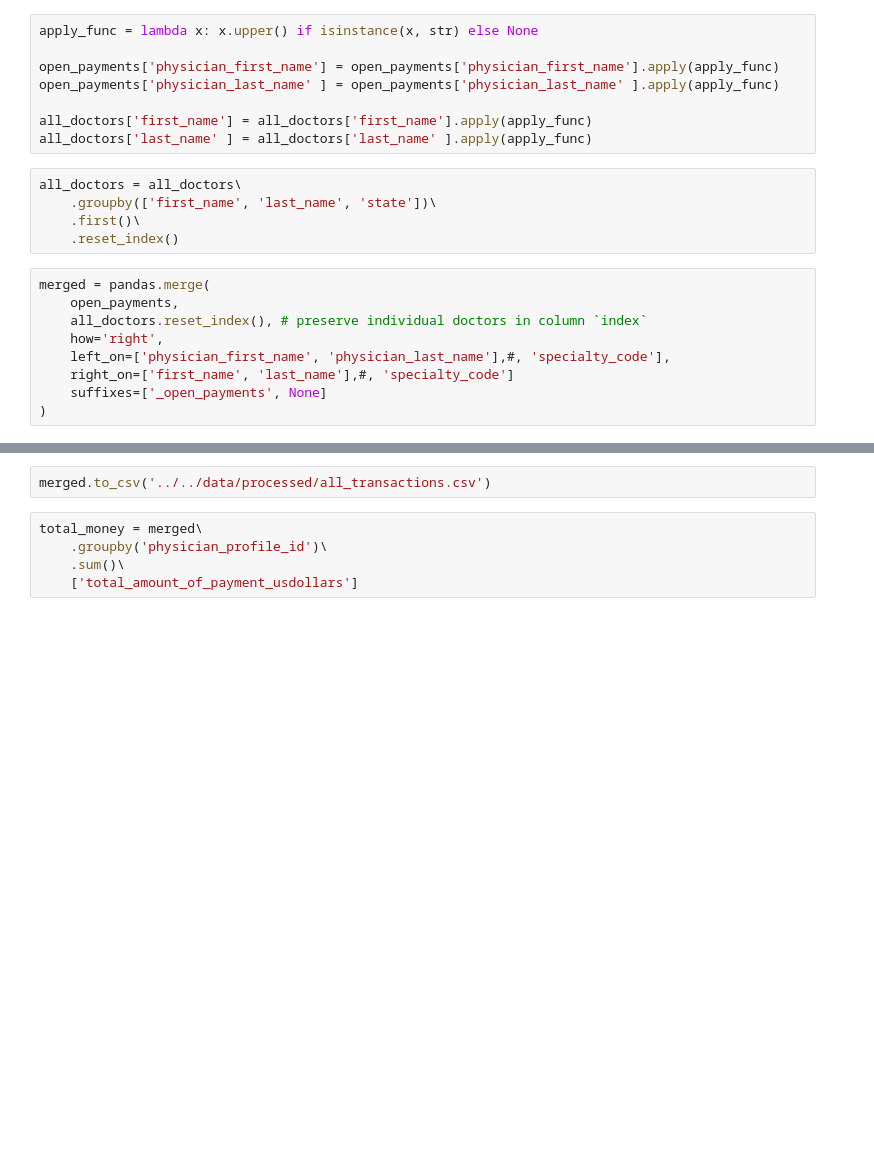
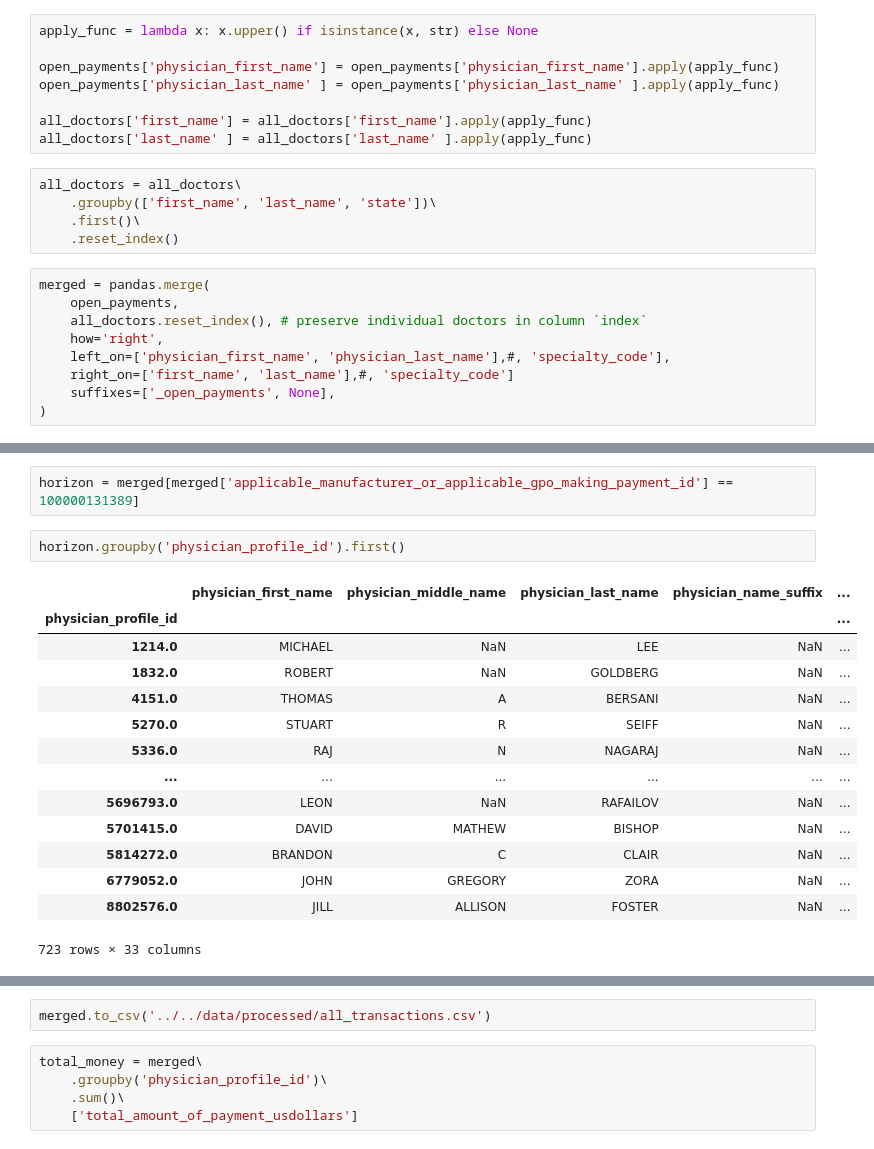
Before and after one commit to 2435191/HT_Data, a Jupyter notebook: src/link_with_open_payments/merge.ipynb, the cells around one changed output, grey strips where cells are left out. Saved outputs shown, nothing was run; the diff lists cells and outputs as text; blank space fills up the shorter version.

```diff
--- a/src/link_with_open_payments/merge.ipynb
+++ b/src/link_with_open_payments/merge.ipynb
@@ -24,5 +25,5 @@ merged = pandas.merge(
     how='right',
     left_on=['physician_first_name', 'physician_last_name'],#, 'specialty_code'],
     right_on=['first_name', 'last_name'],#, 'specialty_code']
-    suffixes=['_open_payments', None]
+    suffixes=['_open_payments', None],
 )
@@ -29 +69,20 @@ merged = pandas.merge(
+# %%
+horizon = merged[merged['applicable_manufacturer_or_applicable_gpo_making_payment_id'] == 100000131389]
+# %%
+horizon.groupby('physician_profile_id').first()
+# %% [output]
+|  | physician_first_name | physician_middle_name | physician_last_name | physician_name_suffix | ... |
+| physician_profile_id |  |  |  |  | ... |
+| 1214.0 | MICHAEL | NaN | LEE | NaN | ... |
+| 1832.0 | ROBERT | NaN | GOLDBERG | NaN | ... |
+| 4151.0 | THOMAS | A | BERSANI | NaN | ... |
+| 5270.0 | STUART | R | SEIFF | NaN | ... |
+| 5336.0 | RAJ | N | NAGARAJ | NaN | ... |
+| ... | ... | ... | ... | ... | ... |
+| 5696793.0 | LEON | NaN | RAFAILOV | NaN | ... |
+| 5701415.0 | DAVID | MATHEW | BISHOP | NaN | ... |
+| 5814272.0 | BRANDON | C | CLAIR | NaN | ... |
+| 6779052.0 | JOHN | GREGORY | ZORA | NaN | ... |
+| 8802576.0 | JILL | ALLISON | FOSTER | NaN | ... |
+723 rows × 33 columns
 # %%
```
Also changed, not shown: parts of 6 cells of this notebook, 3 other files.
